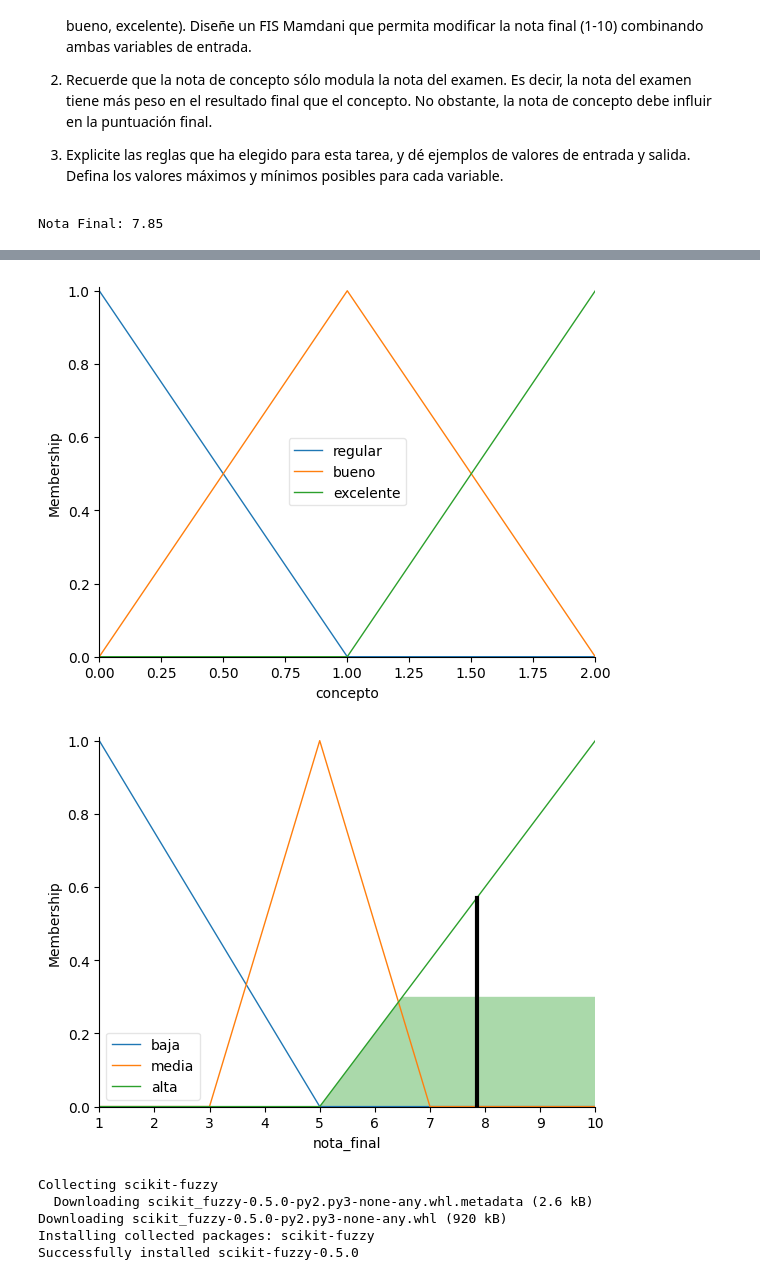
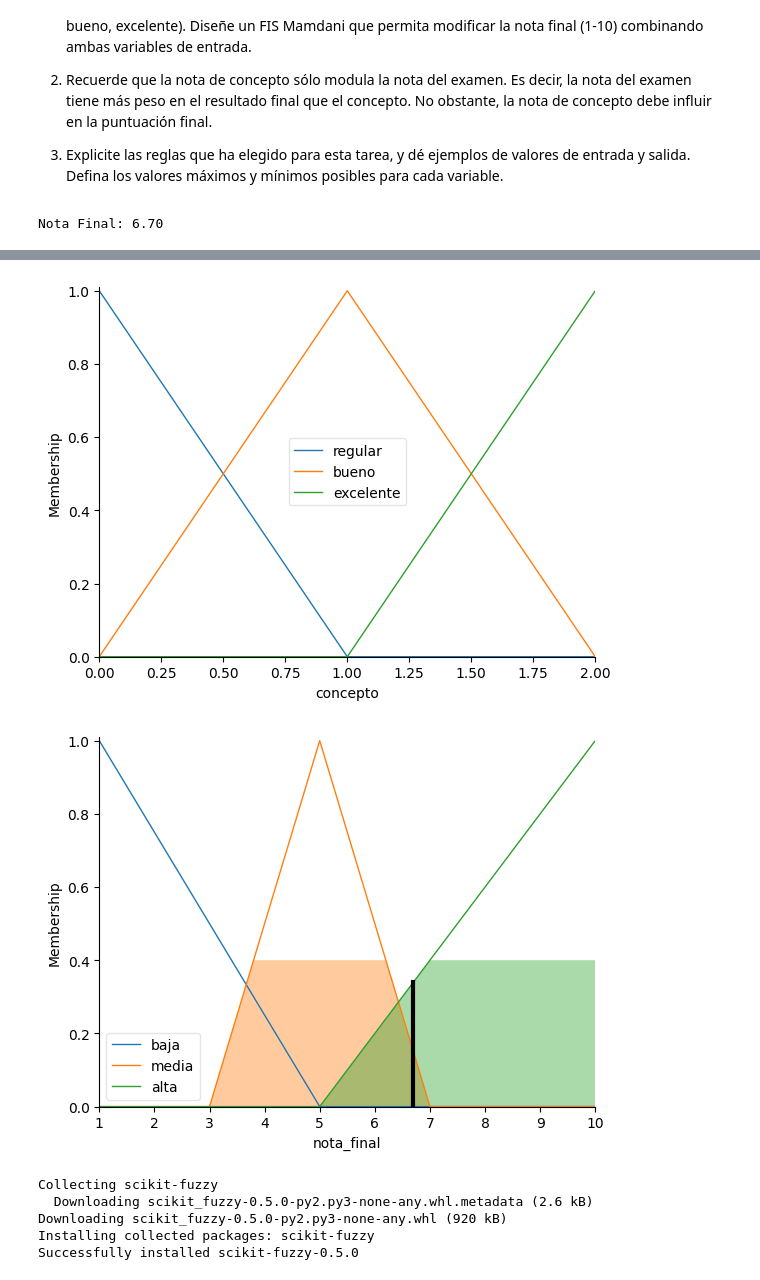
Before and after one commit to SofiaIPalladino/AI, a Jupyter notebook: Mamdani/MamdaniDocente.ipynb, the cells around one changed output, grey strips where cells are left out. Drawn from its saved outputs; the diff is of its cells as text; code cells hidden in the pictures.

Commit message:
Actualizo el peso de las notas conceptuales, haciendo que no tengan tanto peso como la nota del examen

```diff
--- a/Mamdani/MamdaniDocente.ipynb
+++ b/Mamdani/MamdaniDocente.ipynb
@@ -29,43 +29,44 @@ concepto['regular'] = fuzz.trimf(concepto.universe, [0, 0, 1])
 concepto['bueno'] = fuzz.trimf(concepto.universe, [0, 1, 2])
 concepto['excelente'] = fuzz.trimf(concepto.universe, [1, 2, 2])
 
 # Funciones de membresía para 'nota_final'
 nota_final['baja'] = fuzz.trimf(nota_final.universe, [1, 1, 5])
 nota_final['media'] = fuzz.trimf(nota_final.universe, [3, 5, 7])
 nota_final['alta'] = fuzz.trimf(nota_final.universe, [5, 10, 10])
 
-# Definir las reglas
-rule1 = ctrl.Rule(examen['bajo'] & concepto['regular'], nota_final['baja'])
+# Defino las reglas
+
+rule1 = ctrl.Rule(examen['bajo'], nota_final['baja'])  # El concepto no es considerado
 rule2 = ctrl.Rule(examen['medio'] & concepto['bueno'], nota_final['media'])
-rule3 = ctrl.Rule(examen['alto'] & concepto['excelente'], nota_final['alta'])
+rule3 = ctrl.Rule(examen['alto'], nota_final['alta'])  # El concepto no es considerado
 rule4 = ctrl.Rule(examen['medio'] & concepto['regular'], nota_final['baja'])
 rule5 = ctrl.Rule(examen['alto'] & concepto['bueno'], nota_final['media'])
 
 # Crear el sistema de control
 nota_ctrl = ctrl.ControlSystem([rule1, rule2, rule3, rule4, rule5])
 nota_sim = ctrl.ControlSystemSimulation(nota_ctrl)
 
-# Definir valores de entrada (ejemplo)
-nota_sim.input['examen'] = 65  # Ejemplo de nota del examen
-nota_sim.input['concepto'] = 2  # Ejemplo de concepto (excelente)
+# Defino los valores de entrada (ejemplo)
+nota_sim.input['examen'] = 80  # Ejemplo de nota del examen
+nota_sim.input['concepto'] = 1  # Ejemplo de concepto (excelente)
 
-# Calcular la nota final
+# Calculo la nota final
 nota_sim.compute()
 
 print(f"Nota Final: {nota_sim.output['nota_final']:.2f}")
 
-# Visualizar las funciones de membresía
+# Visualizo las funciones de membresía
 examen.view()
 concepto.view()
 nota_final.view(sim=nota_sim)
 
 # Mostrar resultado
 plt.show()
 # %% [output]
-Nota Final: 7.85
+Nota Final: 6.70
 [figure]
 [figure]
-[figure, old version]
+[figure, new version]
 # %%
 !pip install scikit-fuzzy
 # %% [output]
```
